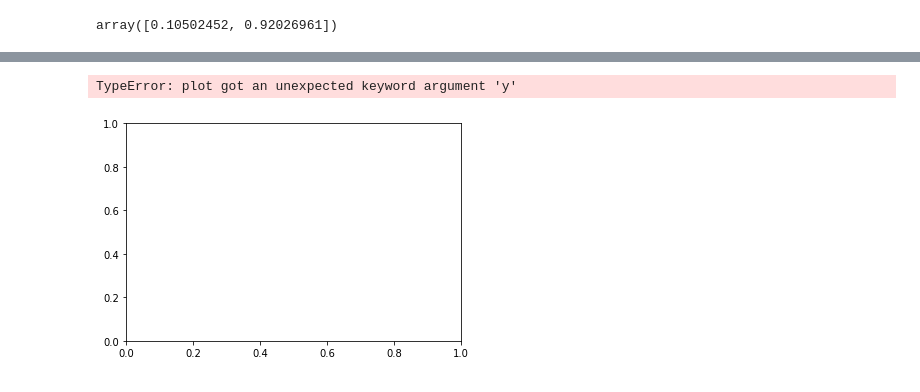
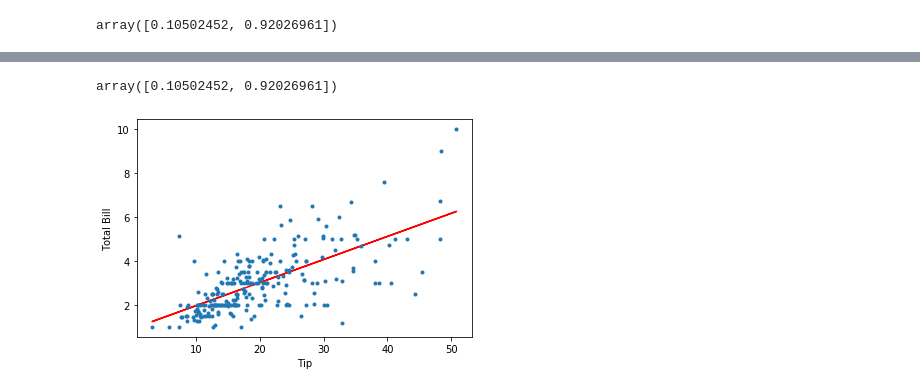
Before and after one commit to Crkonova76/Fundamentals-of-Data-Analysis_Assessment-2019, a Jupyter notebook: Tips_dataset.ipynb, the cells around one changed output, grey strips where cells are left out. Saved outputs shown, nothing was run; the diff lists cells and outputs as text; code cells hidden in the pictures.

```diff
--- a/Tips_dataset.ipynb
+++ b/Tips_dataset.ipynb
@@ -323,5 +333,12 @@ array([0.10502452, 0.92026961])
+# %%
+np.polyfit(x,y,1)
+# %% [output]
+array([0.10502452, 0.92026961])
 # %%
-plt.plot(x,y=0.10502452*x+0.92027)
+plt.plot(x,0.10502452*x+0.92027,"r")
+plt.plot(x,y,".")
+plt.xlabel("Tip")
+plt.ylabel("Total Bill")
+plt.show()
 # %% [output]
-TypeError: plot got an unexpected keyword argument 'y'
-[figure, old version]
+[figure, new version]
```
Also changed, not shown: parts of 2 cells of this notebook.
